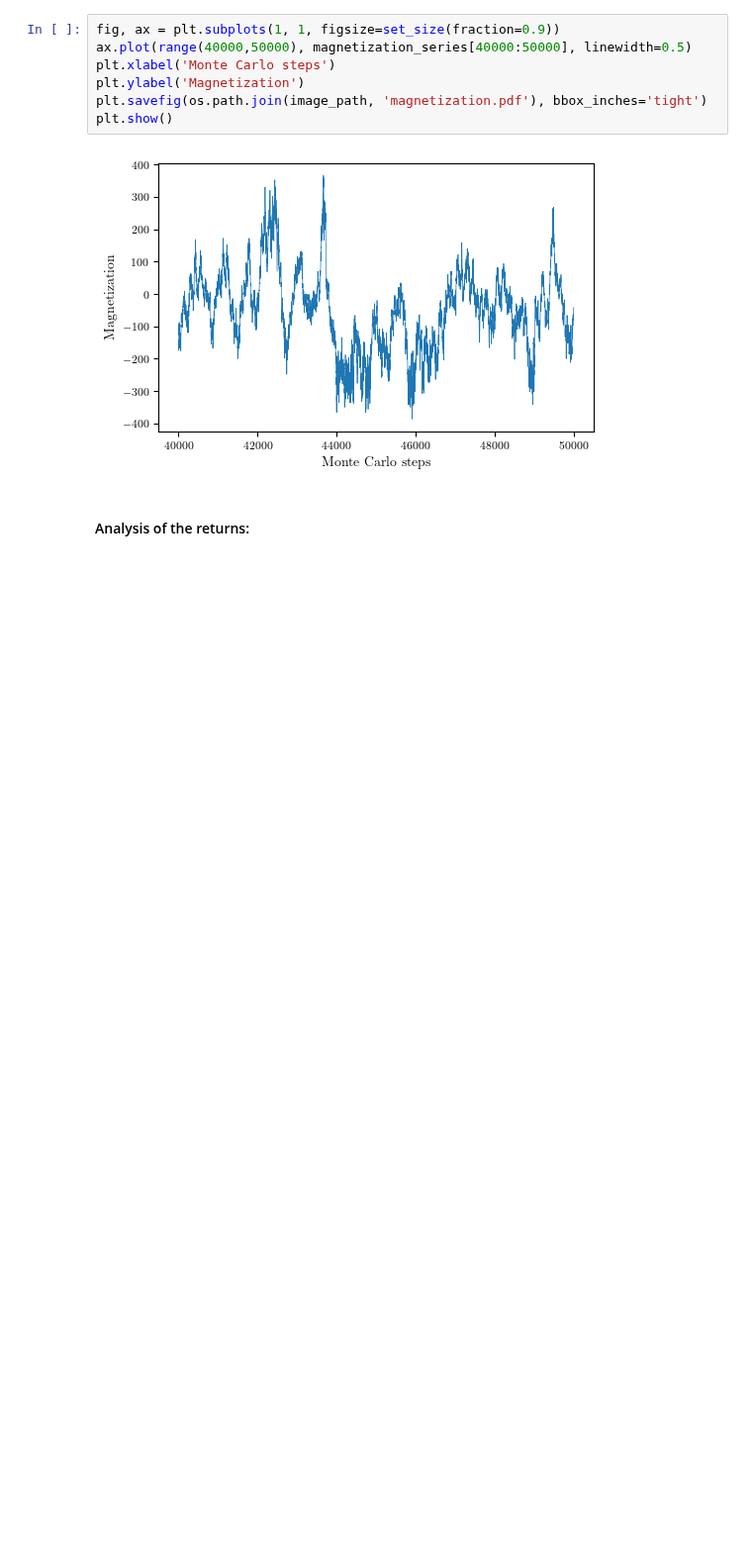
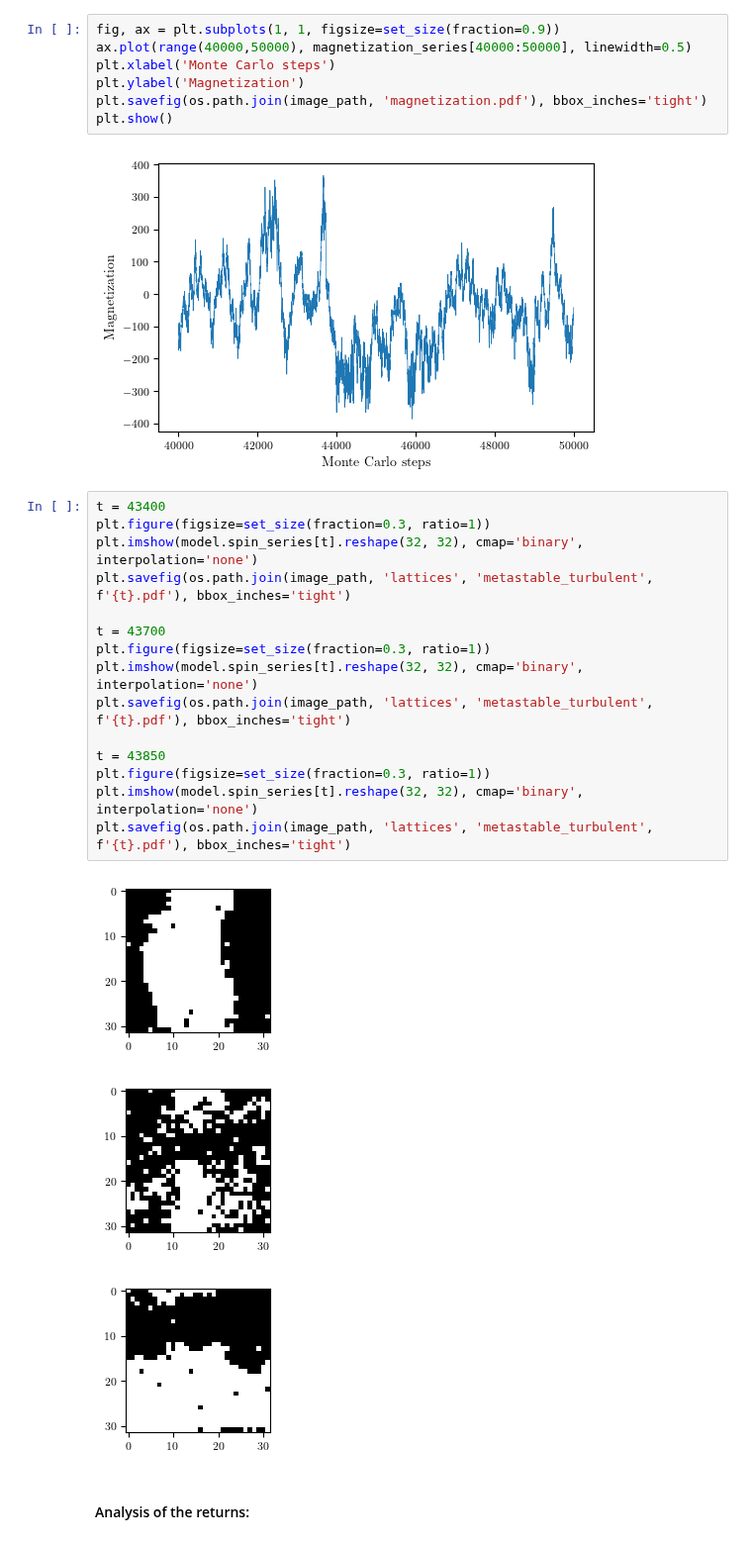
Before and after one commit to eghirardo/ising-markets, a Jupyter notebook: Code/Bornholdt.ipynb, the cells around one changed output. Shown at 99% size. Saved outputs shown, nothing was run; the diff lists cells and outputs as text; blank space fills up the shorter version.

```diff
--- a/Code/Bornholdt.ipynb
+++ b/Code/Bornholdt.ipynb
@@ -146,6 +148,25 @@ plt.savefig(os.path.join(image_path, 'magnetization.pdf'), bbox_inches='tight')
 plt.show()
 # %% [output]
 [figure]
+# %%
+t = 43400
+plt.figure(figsize=set_size(fraction=0.3, ratio=1))
+plt.imshow(model.spin_series[t].reshape(32, 32), cmap='binary', interpolation='none')
+plt.savefig(os.path.join(image_path, 'lattices', 'metastable_turbulent', f'{t}.pdf'), bbox_inches='tight')
+
+t = 43700
+plt.figure(figsize=set_size(fraction=0.3, ratio=1))
+plt.imshow(model.spin_series[t].reshape(32, 32), cmap='binary', interpolation='none')
+plt.savefig(os.path.join(image_path, 'lattices', 'metastable_turbulent', f'{t}.pdf'), bbox_inches='tight')
+
+t = 43850
+plt.figure(figsize=set_size(fraction=0.3, ratio=1))
+plt.imshow(model.spin_series[t].reshape(32, 32), cmap='binary', interpolation='none')
+plt.savefig(os.path.join(image_path, 'lattices', 'metastable_turbulent', f'{t}.pdf'), bbox_inches='tight')
+# %% [output]
+[figure, added]
+[figure, added]
+[figure, added]
 # %% [markdown]
 #### Analysis of the returns:
 # %% [markdown]
```
Also changed, not shown: parts of 8 cells of this notebook, 25 other files.
